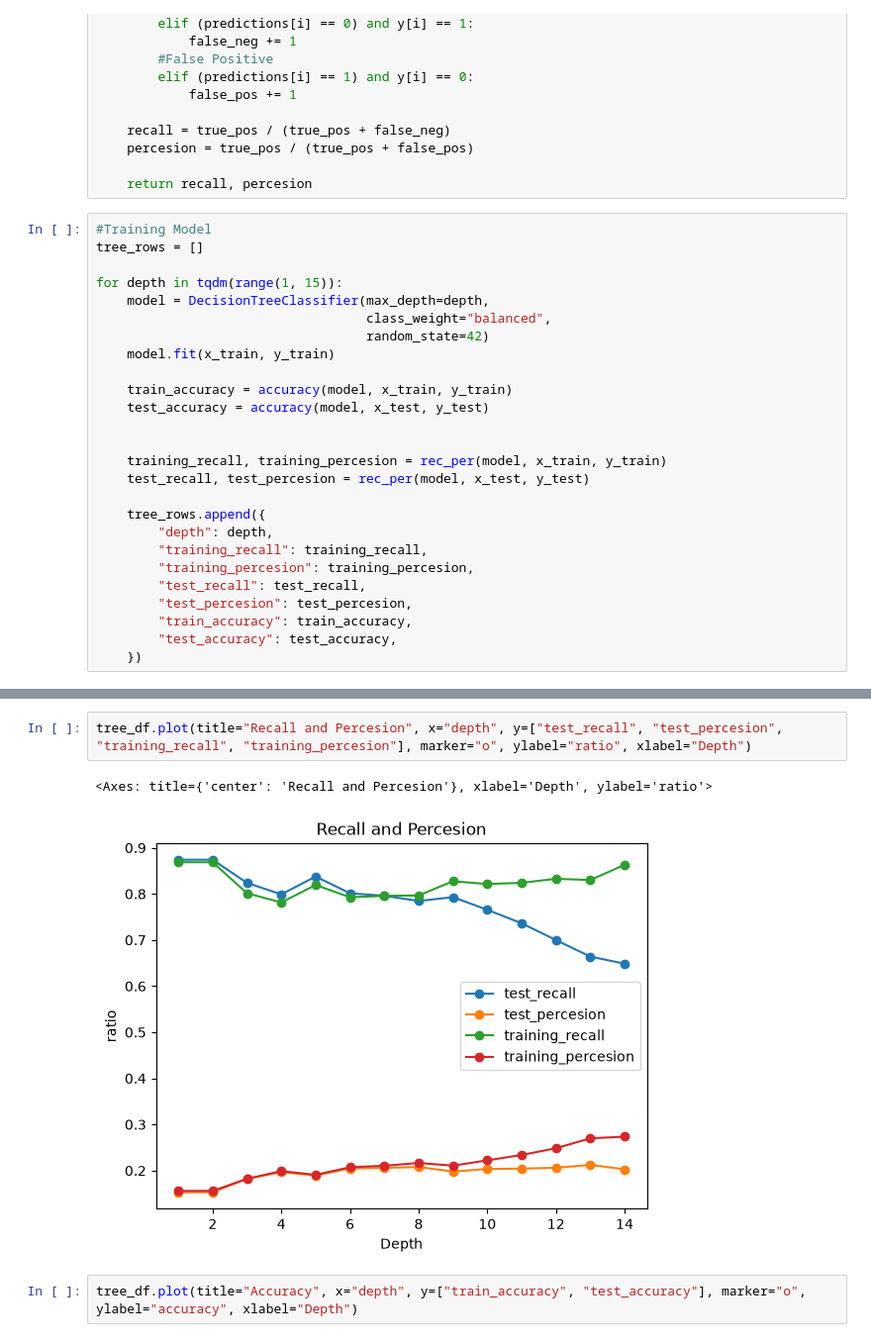
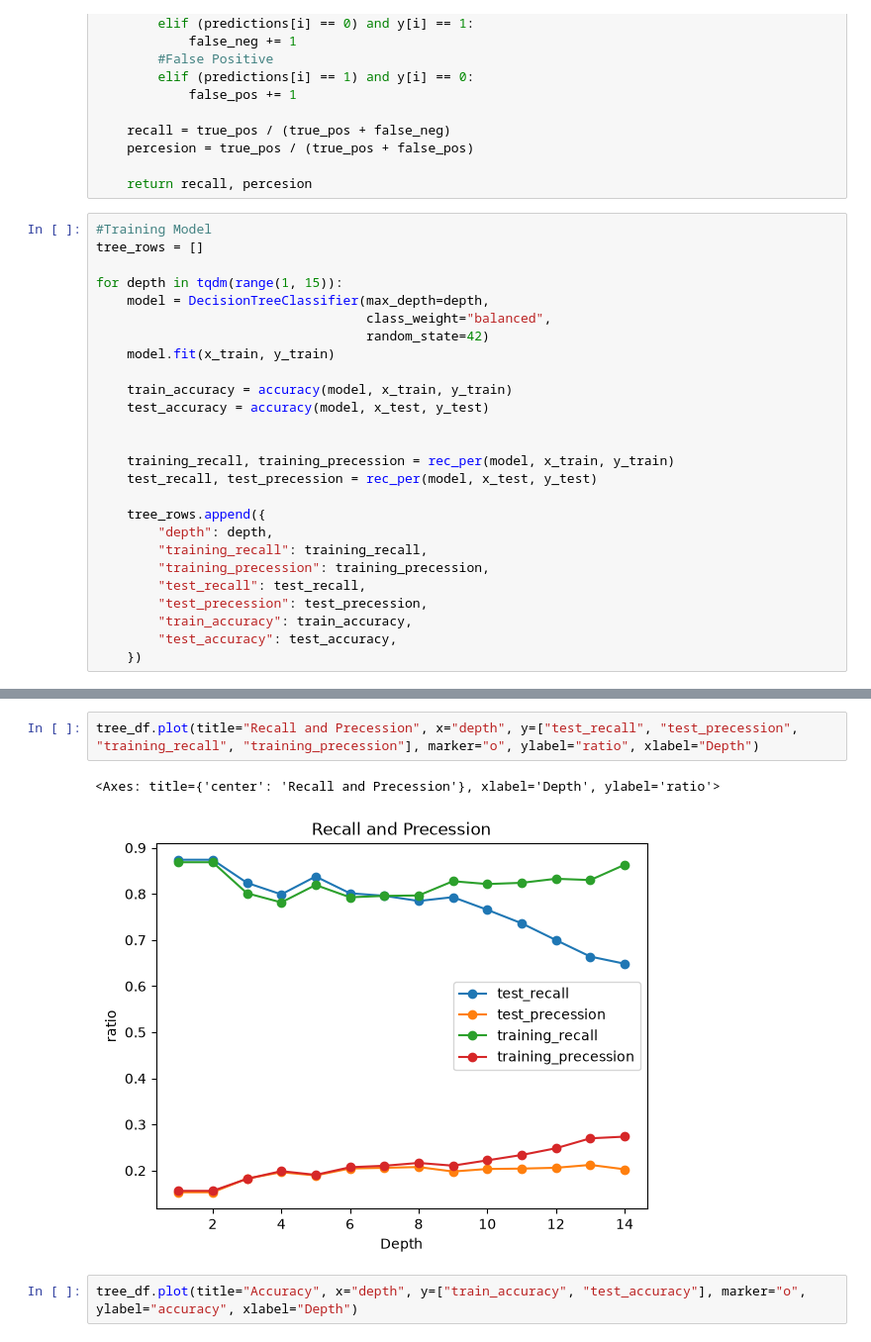
Before and after one commit to JeffTam33/INST414-Module-5-Tam, a Jupyter notebook: Module_5.ipynb, the cells around one changed output, grey strips where cells are left out. Shown at 99% size. Cells and saved outputs as stored; diff of their text form.

```diff
--- a/Module_5.ipynb
+++ b/Module_5.ipynb
@@ -147,15 +148,15 @@ for depth in tqdm(range(1, 15)):
     test_accuracy = accuracy(model, x_test, y_test)
 
 
-    training_recall, training_percesion = rec_per(model, x_train, y_train)
-    test_recall, test_percesion = rec_per(model, x_test, y_test)
+    training_recall, training_precession = rec_per(model, x_train, y_train)
+    test_recall, test_precession = rec_per(model, x_test, y_test)
 
     tree_rows.append({
         "depth": depth,
         "training_recall": training_recall,
-        "training_percesion": training_percesion,
+        "training_precession": training_precession,
         "test_recall": test_recall,
-        "test_percesion": test_percesion,
+        "test_precession": test_precession,
         "train_accuracy": train_accuracy,
         "test_accuracy": test_accuracy,
     })
@@ -179,10 +180,10 @@ tree_df
 | 12 | 13 | 0.830012 | 0.269894 | 0.664081 | 0.212243 | 0.793975 | ... |
 | 13 | 14 | 0.863130 | 0.273572 | 0.648568 | 0.202723 | 0.792825 | ... |
 # %%
-tree_df.plot(title="Recall and Percesion", x="depth", y=["test_recall", "test_percesion", "training_recall", "training_percesion"], marker="o", ylabel="ratio", xlabel="Depth")
+tree_df.plot(title="Recall and Precession", x="depth", y=["test_recall", "test_precession", "training_recall", "training_precession"], marker="o", ylabel="ratio", xlabel="Depth")
 # %% [output]
-<Axes: title={'center': 'Recall and Percesion'}, xlabel='Depth', ylabel='ratio'>
+<Axes: title={'center': 'Recall and Precession'}, xlabel='Depth', ylabel='ratio'>
-[figure, old version]
+[figure, new version]
 # %%
 tree_df.plot(title="Accuracy", x="depth", y=["train_accuracy", "test_accuracy"], marker="o", ylabel="accuracy", xlabel="Depth")
 # %% [output]
```
Also changed, not shown: parts of 3 cells of this notebook.
